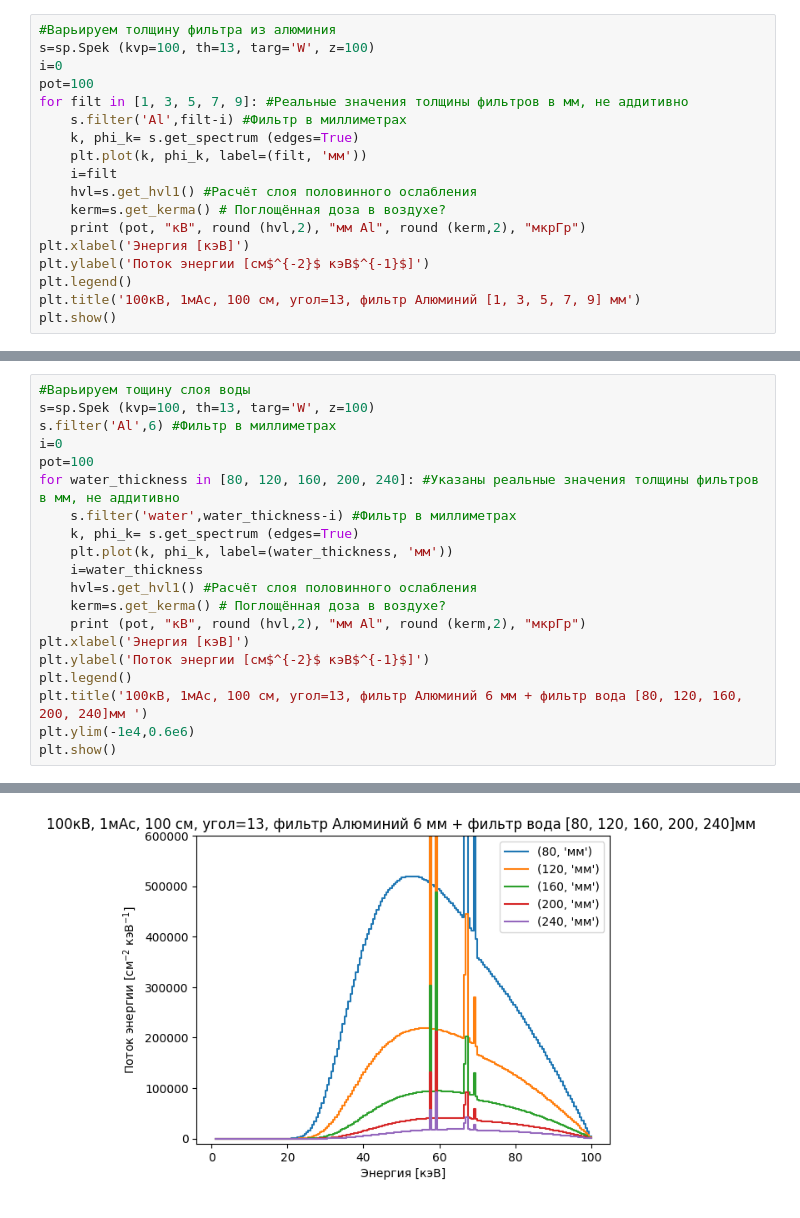
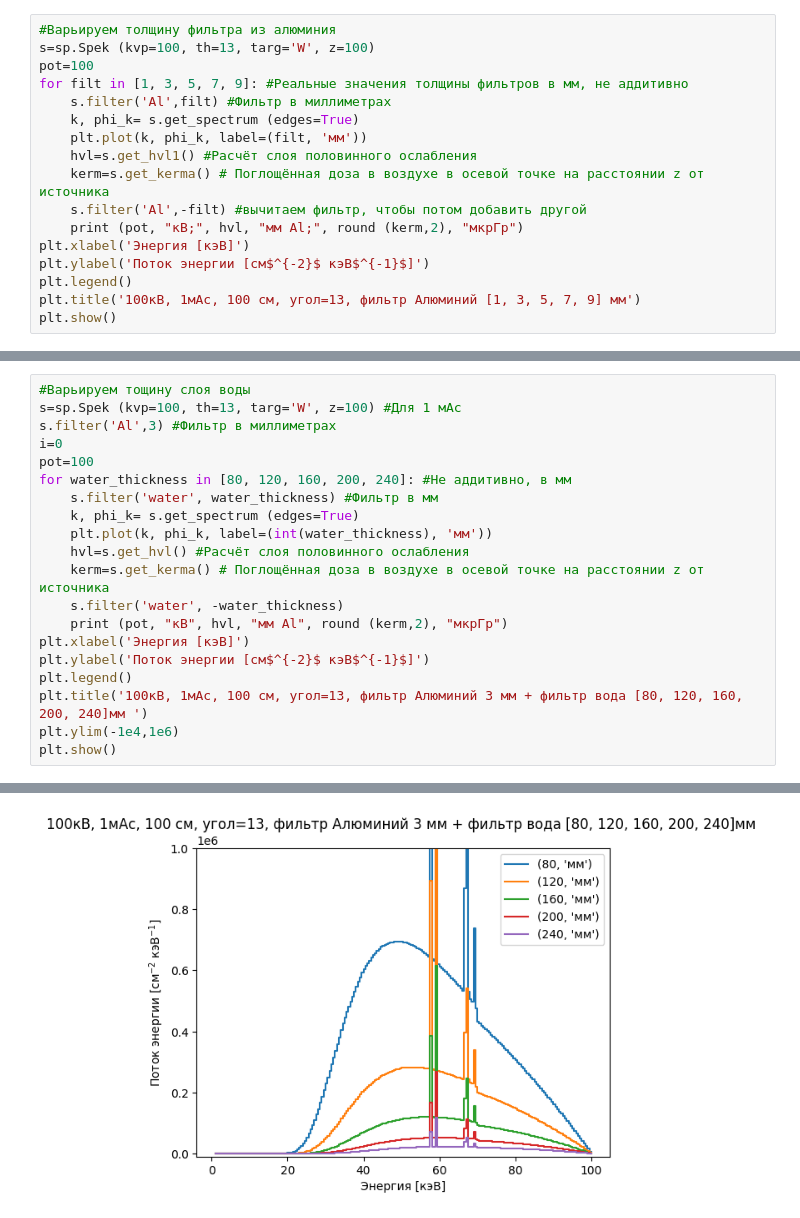
Before and after one commit to integrator942/X_ray_tube, a Jupyter notebook: task.ipynb, the cells around one changed output, grey strips where cells are left out. Cells and saved outputs as stored; diff of their text form.

```diff
--- a/task.ipynb
+++ b/task.ipynb
@@ -56,16 +64,15 @@ plt.show()
 # %%
 #Варьируем толщину фильтра из алюминия
 s=sp.Spek (kvp=100, th=13, targ='W', z=100)
-i=0
 pot=100
 for filt in [1, 3, 5, 7, 9]: #Реальные значения толщины фильтров в мм, не аддитивно
-    s.filter('Al',filt-i) #Фильтр в миллиметрах
+    s.filter('Al',filt) #Фильтр в миллиметрах
     k, phi_k= s.get_spectrum (edges=True)
     plt.plot(k, phi_k, label=(filt, 'мм'))
-    i=filt
     hvl=s.get_hvl1() #Расчёт слоя половинного ослабления
-    kerm=s.get_kerma() # Поглощённая доза в воздухе?
-    print (pot, "кВ", round (hvl,2), "мм Al", round (kerm,2), "мкрГр")
+    kerm=s.get_kerma() # Поглощённая доза в воздухе в осевой точке на расстоянии z от источника
+    s.filter('Al',-filt) #вычитаем фильтр, чтобы потом добавить другой
+    print (pot, "кВ;", hvl, "мм Al;", round (kerm,2), "мкрГр")
 plt.xlabel('Энергия [кэВ]')
 plt.ylabel('Поток энергии [см$^{-2}$ кэВ$^{-1}$]')
 plt.legend()
@@ -81,21 +90,21 @@ plt.show()
 # %%
 #Варьируем тощину слоя воды
-s=sp.Spek (kvp=100, th=13, targ='W', z=100)
-s.filter('Al',6) #Фильтр в миллиметрах
+s=sp.Spek (kvp=100, th=13, targ='W', z=100) #Для 1 мАс
+s.filter('Al',3) #Фильтр в миллиметрах
 i=0
 pot=100
-for water_thickness in [80, 120, 160, 200, 240]: #Указаны реальные значения толщины фильтров в мм, не аддитивно
-    s.filter('water',water_thickness-i) #Фильтр в миллиметрах
+for water_thickness in [80, 120, 160, 200, 240]: #Не аддитивно, в мм
+    s.filter('water', water_thickness) #Фильтр в мм
     k, phi_k= s.get_spectrum (edges=True)
-    plt.plot(k, phi_k, label=(water_thickness, 'мм'))
-    i=water_thickness
-    hvl=s.get_hvl1() #Расчёт слоя половинного ослабления
-    kerm=s.get_kerma() # Поглощённая доза в воздухе?
-    print (pot, "кВ", round (hvl,2), "мм Al", round (kerm,2), "мкрГр")
+    plt.plot(k, phi_k, label=(int(water_thickness), 'мм'))
+    hvl=s.get_hvl() #Расчёт слоя половинного ослабления
+    kerm=s.get_kerma() # Поглощённая доза в воздухе в осевой точке на расстоянии z от источника
+    s.filter('water', -water_thickness)
+    print (pot, "кВ", hvl, "мм Al", round (kerm,2), "мкрГр")
 plt.xlabel('Энергия [кэВ]')
 plt.ylabel('Поток энергии [см$^{-2}$ кэВ$^{-1}$]')
 plt.legend()
-plt.title('100кВ, 1мАс, 100 см, угол=13, фильтр Алюминий 6 мм + фильтр вода [80, 120, 160, 200, 240]мм ')
-plt.ylim(-1e4,0.6e6)
+plt.title('100кВ, 1мАс, 100 см, угол=13, фильтр Алюминий 3 мм + фильтр вода [80, 120, 160, 200, 240]мм ')
+plt.ylim(-1e4,1e6)
 plt.show()
 # %% [output]
@@ -107 +116 @@ plt.show()
-[figure, old version]
+[figure, new version]
```
Also changed, not shown: parts of 24 cells of this notebook, 1 other file.
